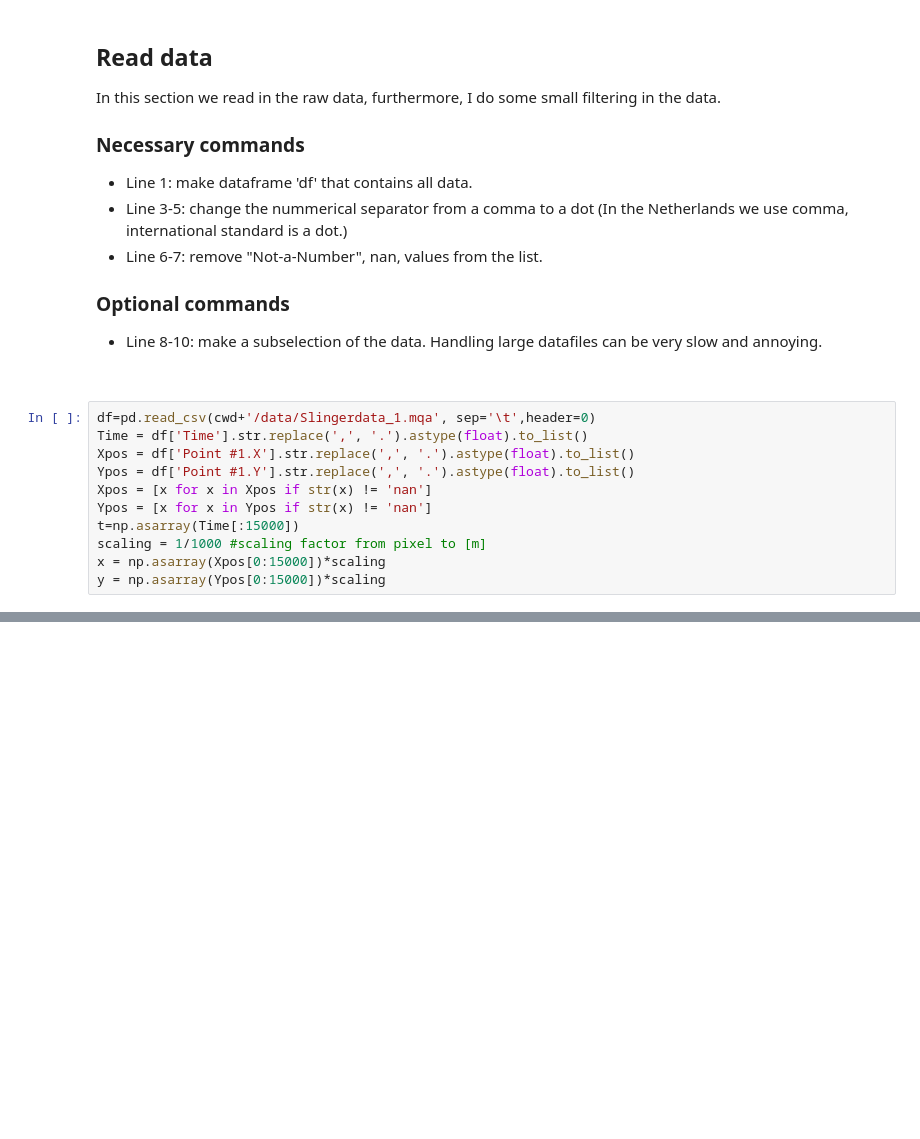
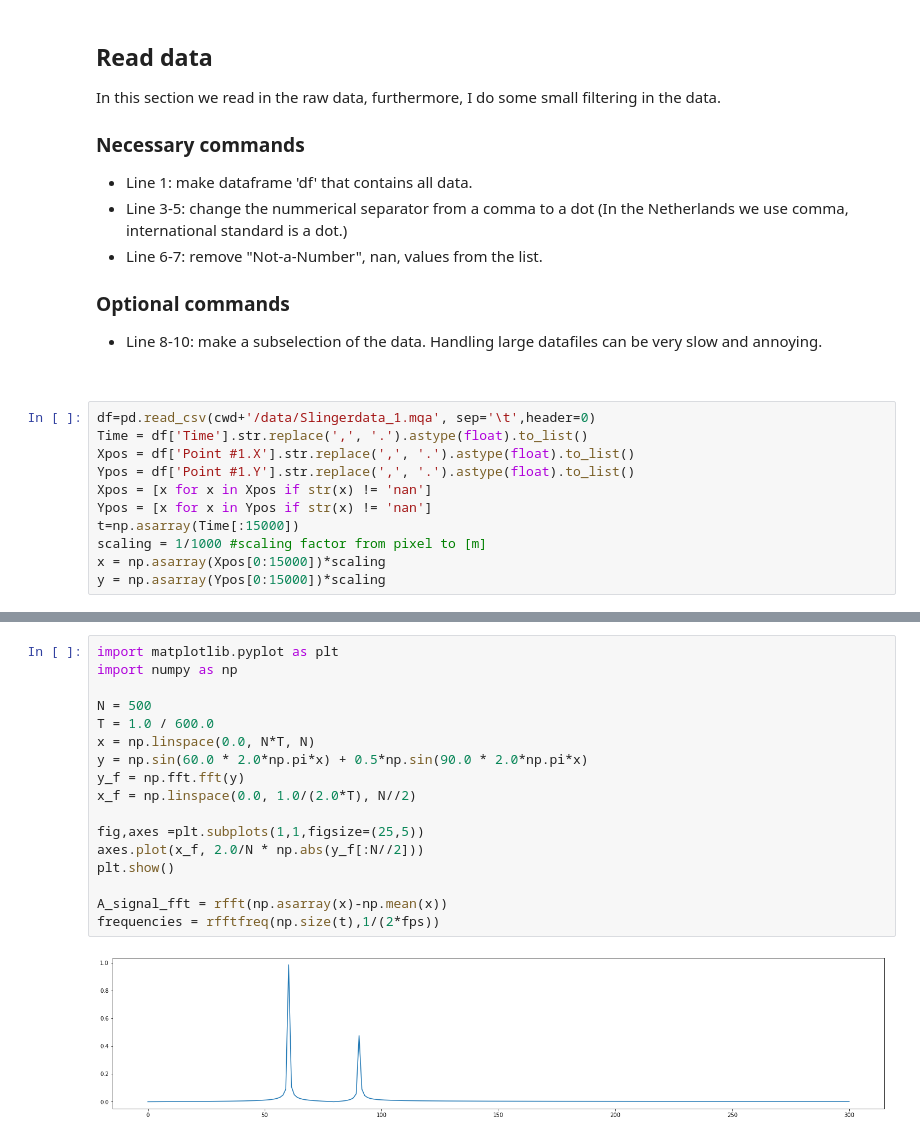
Before and after one commit to JBusink/Ndiff, a Jupyter notebook: code/Notebook_FFT.ipynb, the cells around one changed output, grey strips where cells are left out. Drawn from its saved outputs; the diff is of its cells as text; blank space fills up the shorter version.

```diff
--- a/code/Notebook_FFT.ipynb
+++ b/code/Notebook_FFT.ipynb
@@ -163,0 +185,19 @@ P.show()
+# %%
+import matplotlib.pyplot as plt
+import numpy as np
+
+N = 500
+T = 1.0 / 600.0
+x = np.linspace(0.0, N*T, N)
+y = np.sin(60.0 * 2.0*np.pi*x) + 0.5*np.sin(90.0 * 2.0*np.pi*x)
+y_f = np.fft.fft(y)
+x_f = np.linspace(0.0, 1.0/(2.0*T), N//2)
+
+fig,axes =plt.subplots(1,1,figsize=(25,5))
+axes.plot(x_f, 2.0/N * np.abs(y_f[:N//2]))
+plt.show()
+
+A_signal_fft = rfft(np.asarray(x)-np.mean(x))
+frequencies = rfftfreq(np.size(t),1/(2*fps))
+# %% [output]
+[figure, added]
```
Also changed, not shown: parts of 4 cells of this notebook.
